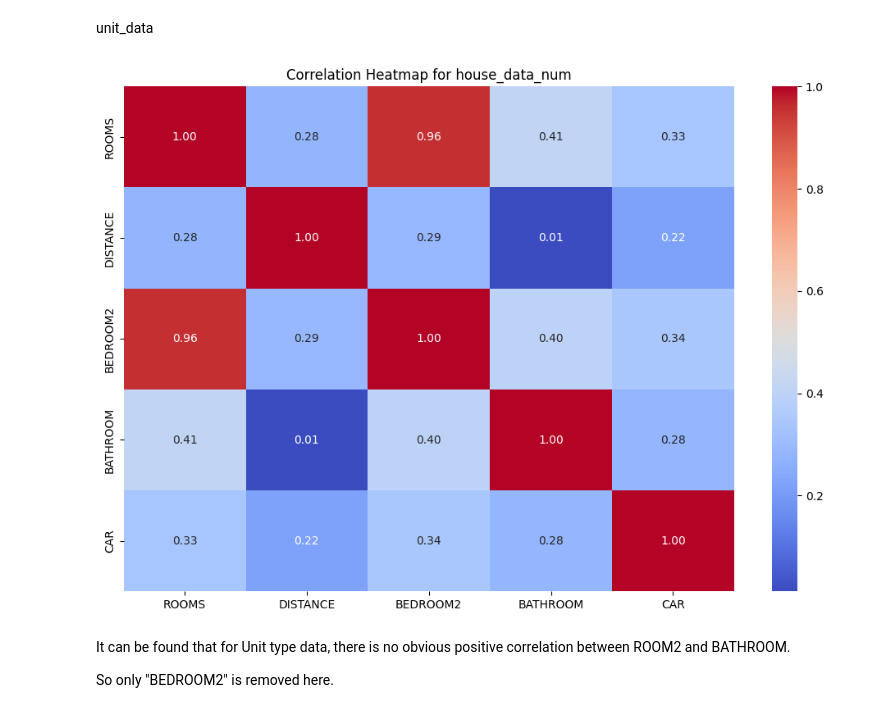
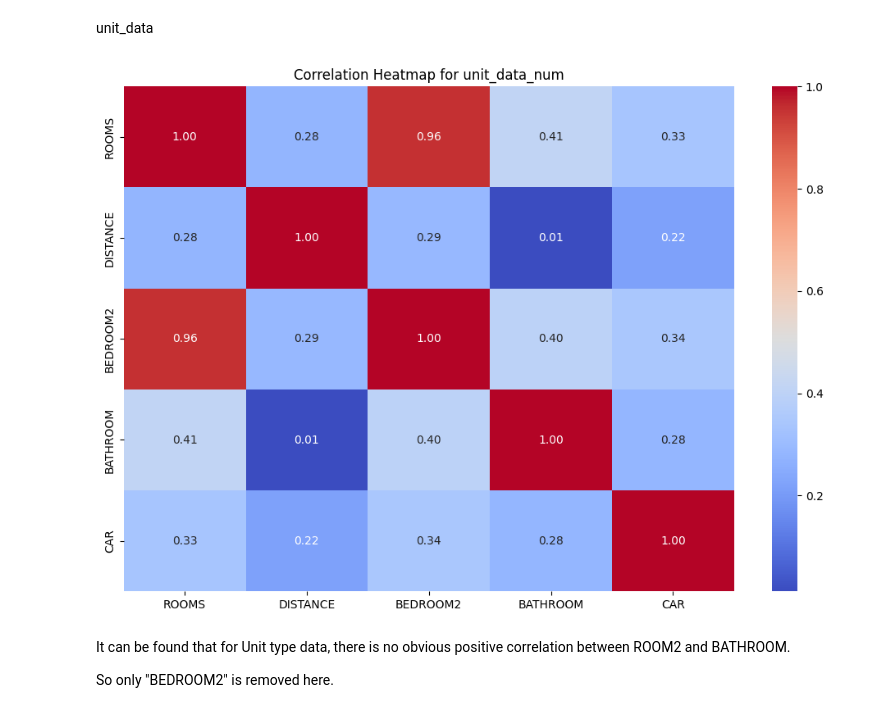
Before and after one commit to YeJiu97/master-of-data-science-unisa, a Jupyter notebook: 03-DataScienceProfessionalDevelopment/classification_model_final/Final_Models_High_Accuracy.ipynb, the cells around one changed output. Saved outputs shown, nothing was run; the diff lists cells and outputs as text; code cells hidden in the pictures.

```diff
--- a/03-DataScienceProfessionalDevelopment/classification_model_final/Final_Models_High_Accuracy.ipynb
+++ b/03-DataScienceProfessionalDevelopment/classification_model_final/Final_Models_High_Accuracy.ipynb
@@ -374,18 +380,18 @@ unit_data
 # %%
 import pandas as pd
 import seaborn as sns
 import matplotlib.pyplot as plt
 
 # Calculate correlation matrix
 correlation_matrix = unit_data_num.corr()
 
 # Visualize the correlation matrix using heatmaps
 plt.figure(figsize=(12, 8))
 sns.heatmap(correlation_matrix, annot=True, cmap='coolwarm', fmt=".2f")
-plt.title("Correlation Heatmap for house_data_num")
+plt.title("Correlation Heatmap for unit_data_num")
 plt.show()
 # %% [output]
-[figure, old version]
+[figure, new version]
 # %% [markdown]
 It can be found that for Unit type data, there is no obvious positive correlation between ROOM2 and BATHROOM.
 
```
Also changed, not shown: parts of 24 cells of this notebook, 39 other files.
